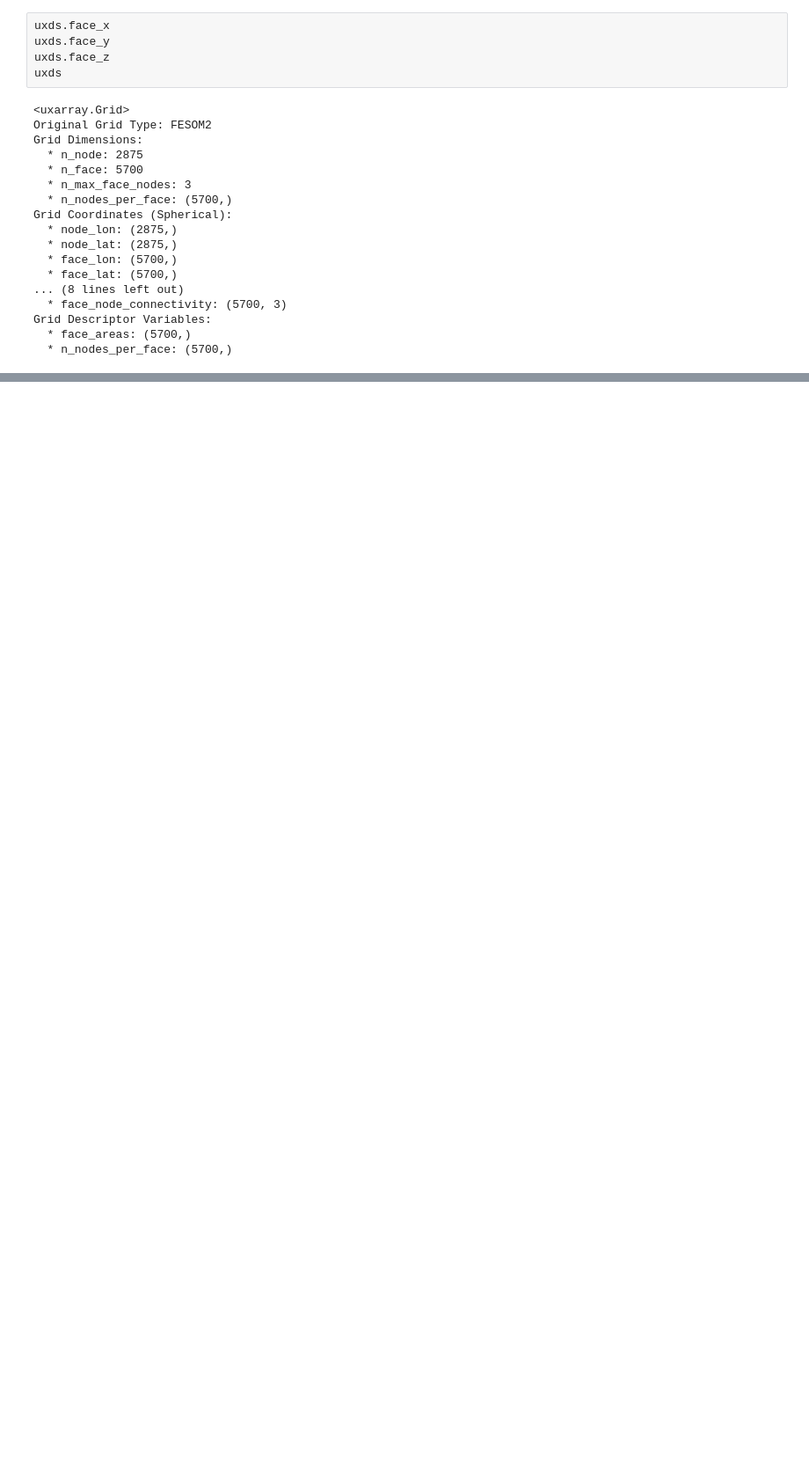
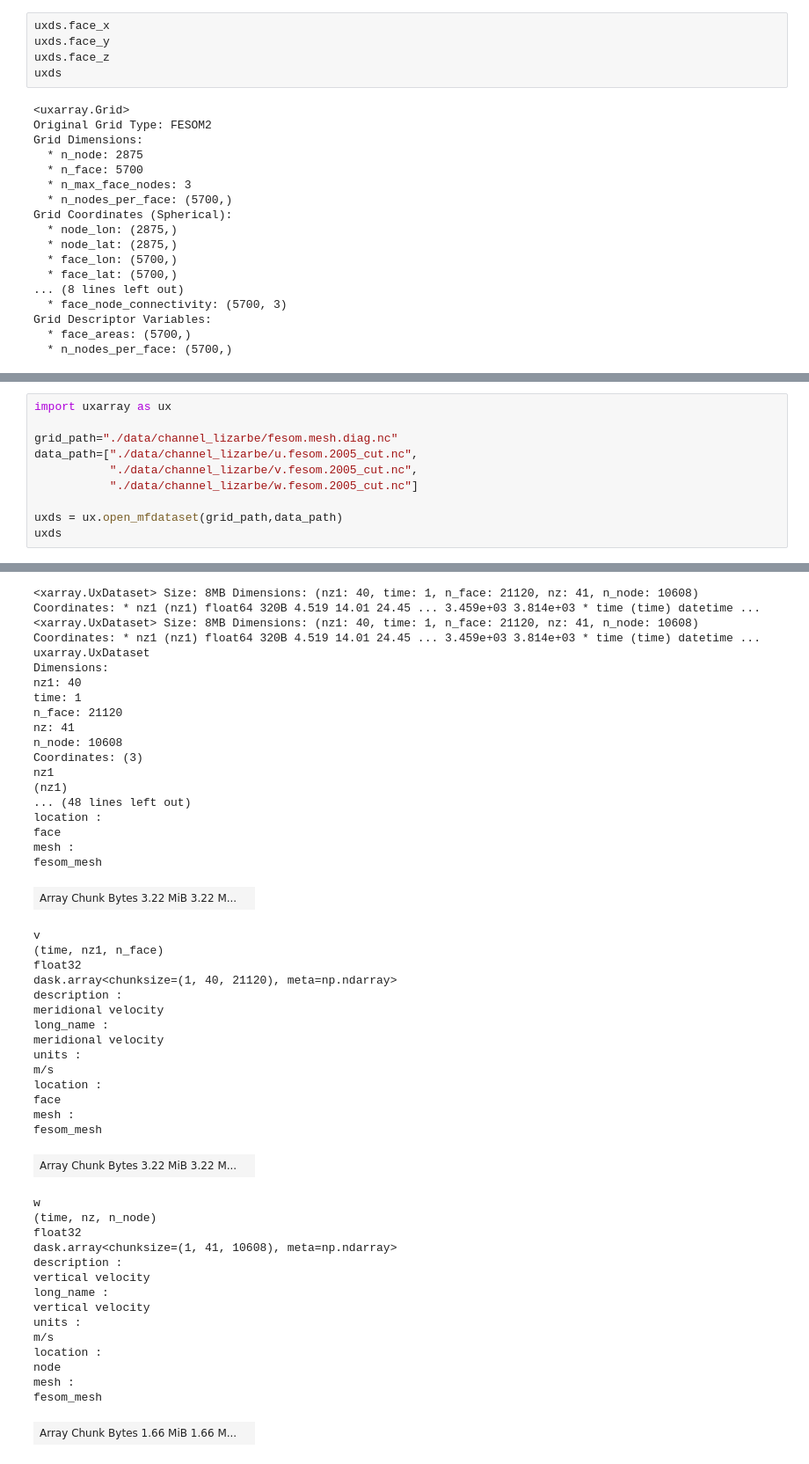
Before and after one commit to ELPHE-WW/unstructured-mesh-parcels-sandbox, a Jupyter notebook: notebooks/UXArray-FESOM2.ipynb, the cells around one changed output, grey strips where cells are left out. Shown at 88% size. Drawn from its saved outputs; the diff is of its cells as text; blank space fills up the shorter version.

Commit message:
Add example of loading dataset via uxarray

```diff
--- a/notebooks/UXArray-FESOM2.ipynb
+++ b/notebooks/UXArray-FESOM2.ipynb
@@ -176,0 +181,11 @@ Grid Descriptor Variables:
+# %%
+import uxarray as ux
+
+grid_path="./data/channel_lizarbe/fesom.mesh.diag.nc"
+data_path=["./data/channel_lizarbe/u.fesom.2005_cut.nc",
+           "./data/channel_lizarbe/v.fesom.2005_cut.nc",
+           "./data/channel_lizarbe/w.fesom.2005_cut.nc"]
+
+uxds = ux.open_mfdataset(grid_path,data_path)
+uxds
+# %% [output]
@@ -176,0 +195,48 @@ Grid Descriptor Variables:
+<xarray.UxDataset> Size: 8MB Dimensions: (nz1: 40, time: 1, n_face: 21120, nz: 41, n_node: 10608) Coordinates: * nz1 (nz1) float64 320B 4.519 14.01 24.45 ... 3.459e+03 3.814e+03 * time (time) datetime ...
+<xarray.UxDataset> Size: 8MB Dimensions: (nz1: 40, time: 1, n_face: 21120, nz: 41, n_node: 10608) Coordinates: * nz1 (nz1) float64 320B 4.519 14.01 24.45 ... 3.459e+03 3.814e+03 * time (time) datetime ...
+uxarray.UxDataset
+Dimensions:
+nz1: 40
+time: 1
+n_face: 21120
+nz: 41
+n_node: 10608
+Coordinates: (3)
+nz1
+(nz1)
+... (48 lines left out)
+location :
+face
+mesh :
+fesom_mesh
+| Array Chunk Bytes 3.22 MiB 3.22 M... |  |
+v
+(time, nz1, n_face)
+float32
+dask.array<chunksize=(1, 40, 21120), meta=np.ndarray>
+description :
+meridional velocity
+long_name :
+meridional velocity
+units :
+m/s
+location :
+face
+mesh :
+fesom_mesh
+| Array Chunk Bytes 3.22 MiB 3.22 M... |  |
+w
+(time, nz, n_node)
+float32
+dask.array<chunksize=(1, 41, 10608), meta=np.ndarray>
+description :
+vertical velocity
+long_name :
+vertical velocity
+units :
+m/s
+location :
+node
+mesh :
+fesom_mesh
+| Array Chunk Bytes 1.66 MiB 1.66 M... |  |
```
Also changed, not shown: parts of 2 cells of this notebook.
